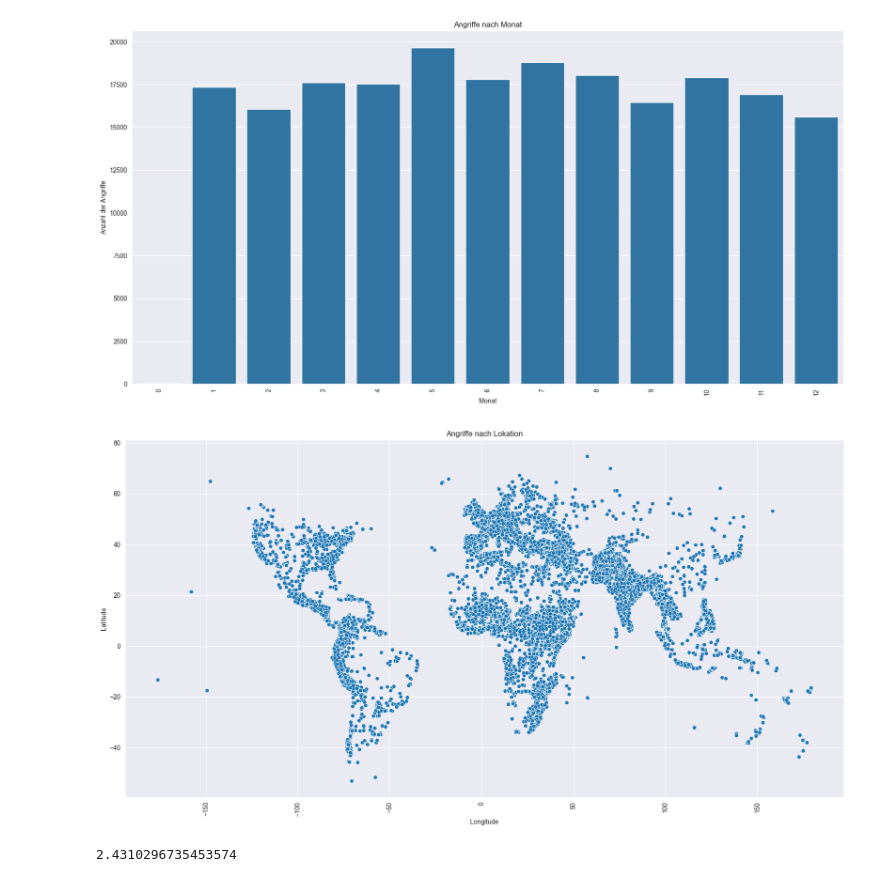
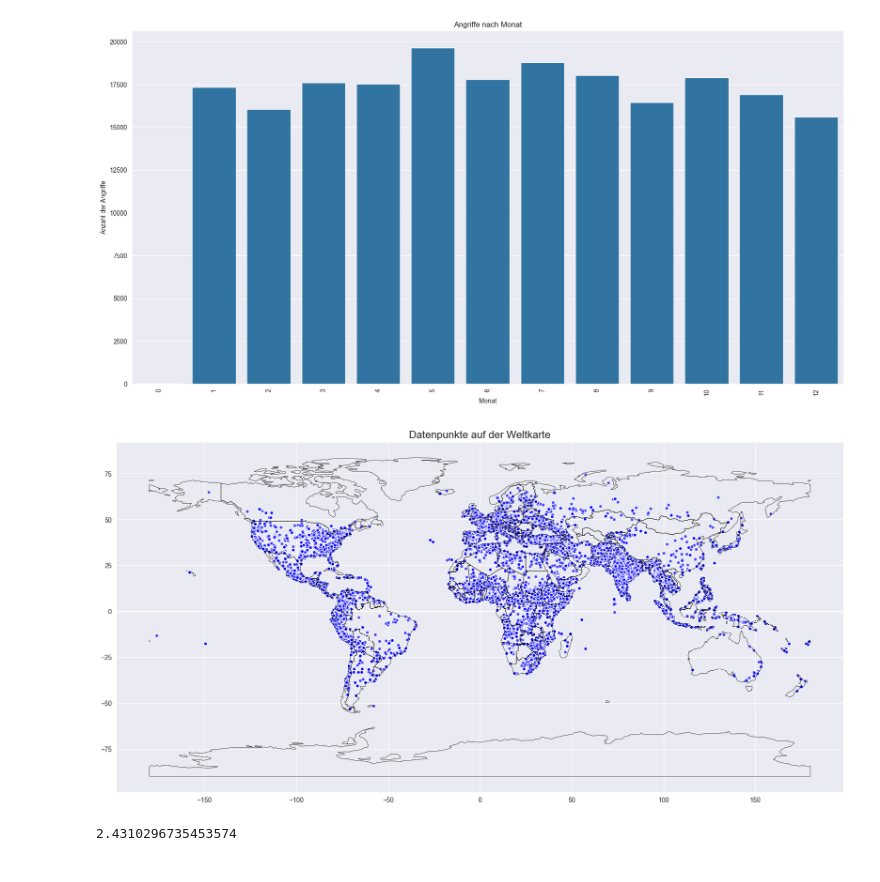
Before and after one commit to rieseflo/GTD, a Jupyter notebook: GTD.ipynb, the cells around one changed output. Cells and saved outputs as stored; diff of their text form; code cells hidden in the pictures.

Commit message:
Added map to plot, added attack_count file

```diff
--- a/GTD.ipynb
+++ b/GTD.ipynb
@@ -167,16 +172,32 @@ pltArguments={
 showPlot(pltArguments, "countplot", seabornNamedArguments = {"x": "imonth", "data": df})
 # %% [output]
 [figure]
-# %%
-# Angriffe nach Lokation (Koordinaten)
-pltArguments={
-    "title": "Angriffe nach Lokation",
-    "xlabel" : "Longitude",
-    "ylabel": "Latitude"
-}
-showPlot(pltArguments, "scatterplot", seabornNamedArguments = {"x": "longitude", "y": "latitude", "data": df})
-# %% [output]
-[figure, removed]
+# %%
+# Angriffe nach Lokation (Koordinaten)
+
+# Koordinaten in ein Point-Objekt umwandeln
+df['coordinates'] = list(zip(df.longitude, df.latitude))
+df['coordinates'] = df['coordinates'].apply(Point)
+
+# Geopandas DataFrame erstellen
+gdf = gpd.GeoDataFrame(df, geometry='coordinates')
+
+# Weltkarte laden
+world = gpd.read_file("https://naciscdn.org/naturalearth/110m/cultural/ne_110m_admin_0_countries.zip")
+
+# Plot erstellen
+fig, ax = plt.subplots(figsize=(20, 20))
+
+# Weltkarte: nur Ländergrenzen
+world.boundary.plot(ax=ax, color='black', linewidth=0.5, label='Ländergrenzen')
+
+# Punkte des GeoDataFrames
+gdf.plot(ax=ax, color='blue', edgecolor='white', markersize=25, alpha=0.7, label='Datenpunkte')
+
+ax.set_title('Datenpunkte auf der Weltkarte', fontsize=16)
+plt.show()
+# %% [output]
+[figure, added]
 # %%
 # Durchschittliche Anzahl der Todesopfer pro Angriff
 print(df['nkill'].mean())
```
Also changed, not shown: parts of 8 cells of this notebook, 1 other file.
